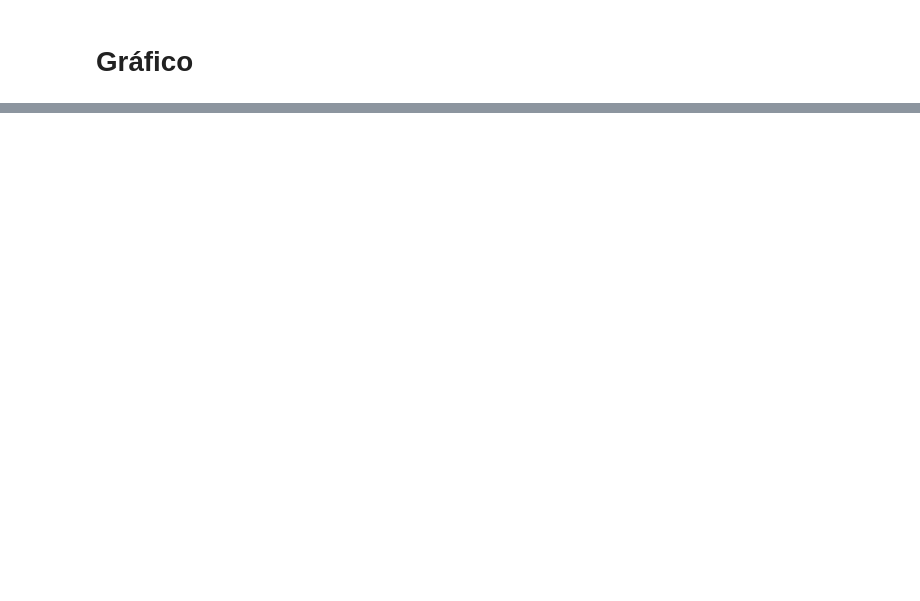
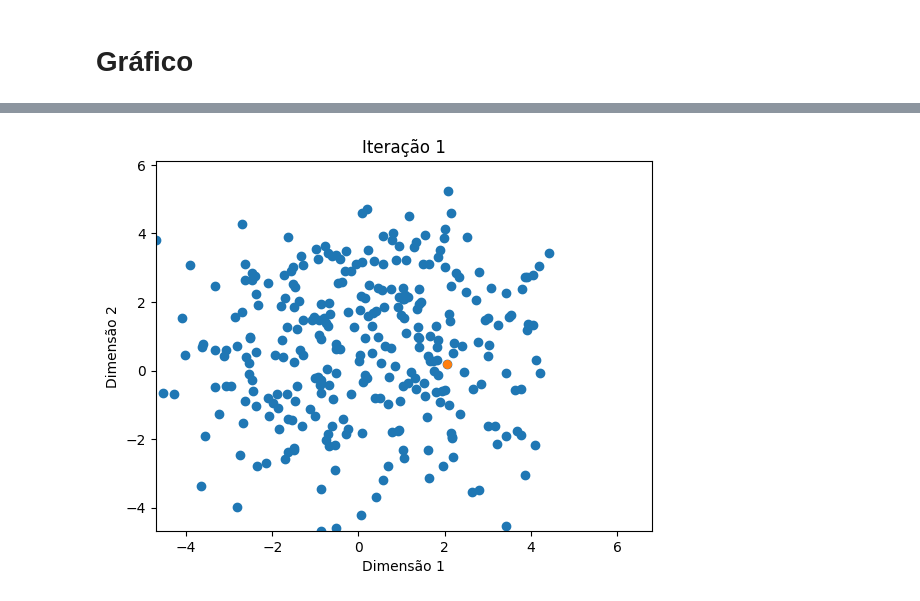
Before and after one commit to PauloPatricio05/Particle-Swarm-Optimization, a Jupyter notebook: main.ipynb, the cells around one changed output, grey strips where cells are left out. Saved outputs shown, nothing was run; the diff lists cells and outputs as text; code cells hidden in the pictures; blank space fills up the shorter version.

```diff
--- a/main.ipynb
+++ b/main.ipynb
@@ -117,4 +153,5 @@ ani = animation.FuncAnimation(
     interval=300,
     repeat=True
 )
-HTML(ani.to_jshtml())
+HTML(ani.to_jshtml())1
+# %% [output]
@@ -120,0 +159 @@ HTML(ani.to_jshtml())
+[figure, added]
```
Also changed, not shown: parts of 6 cells of this notebook, 1 other file.
